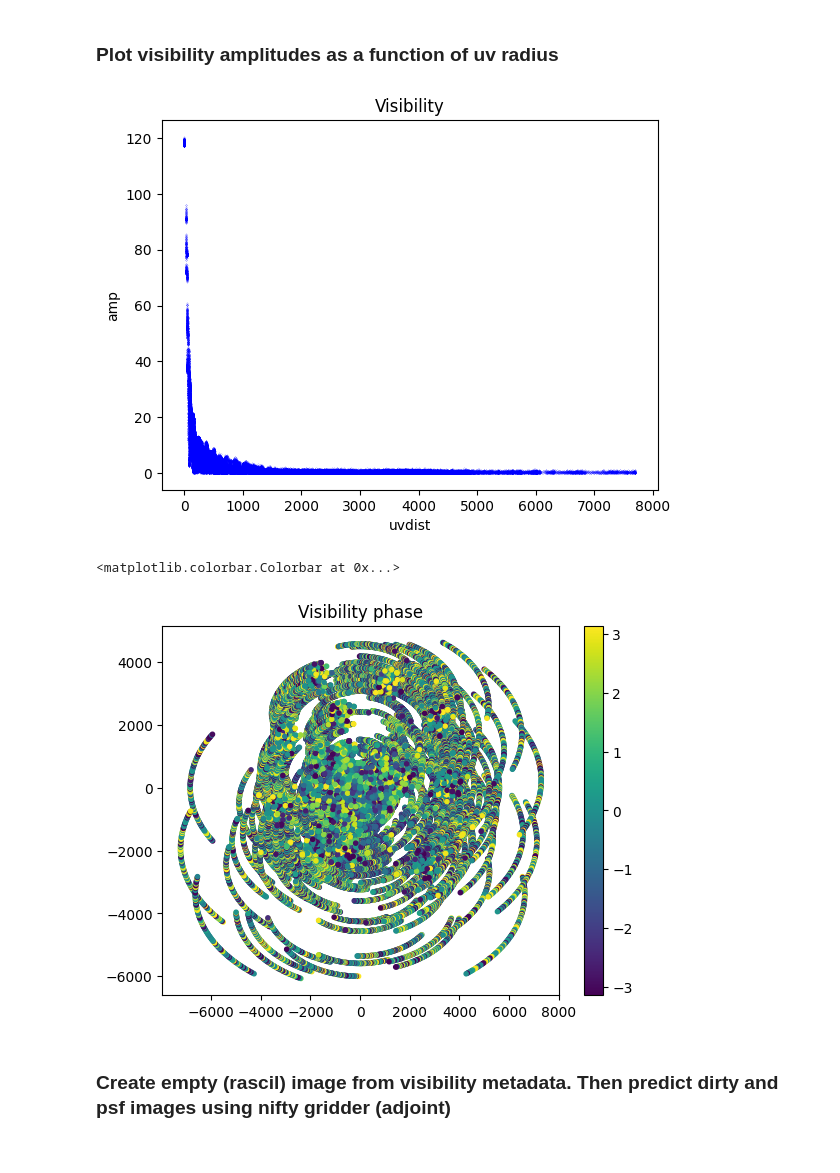
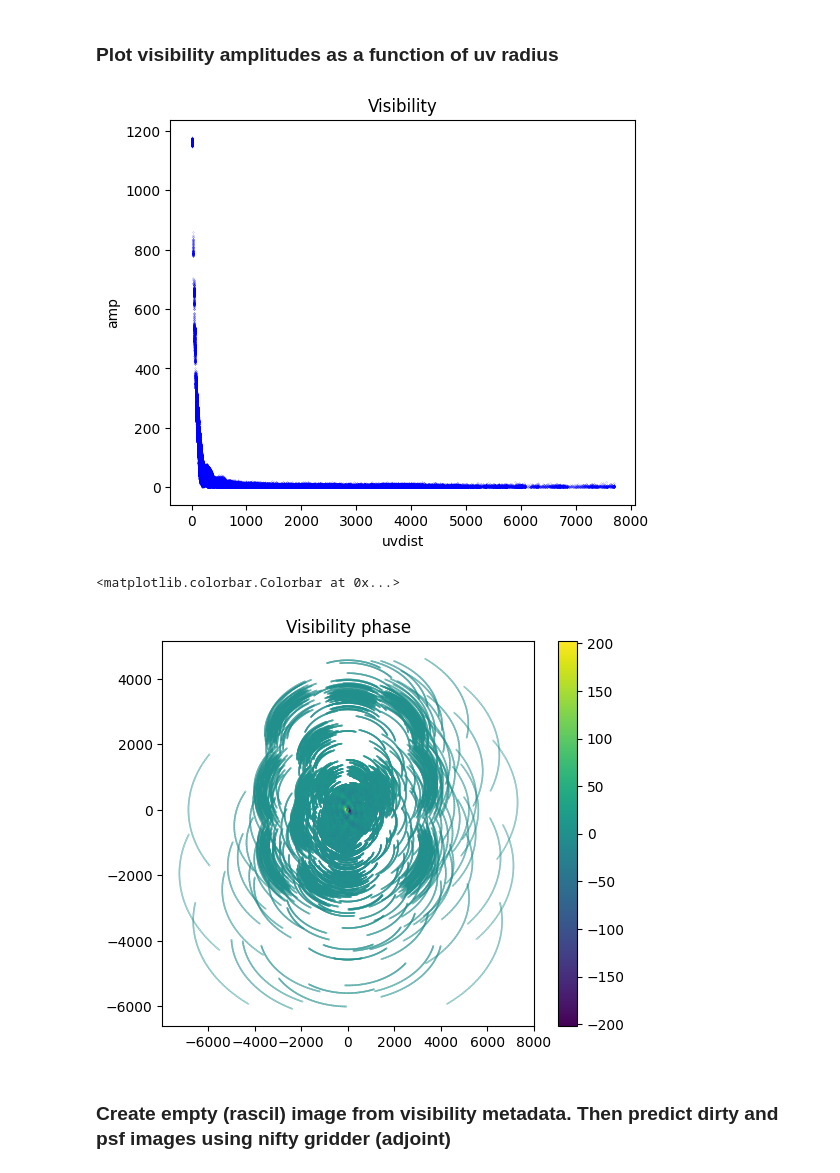
Before and after one commit to simon-prunet/radio-imaging, a Jupyter notebook: dirty.ipynb, the cells around one changed output. Saved outputs shown, nothing was run; the diff lists cells and outputs as text; code cells hidden in the pictures.

```diff
--- a/dirty.ipynb
+++ b/dirty.ipynb
@@ -4,9 +4,13 @@
 from visibilities import *
 from images import *
 import matplotlib.pyplot as plt
+import matplotlib
 import numpy
+import helpers
+
 plt.set_loglevel("critical")
 cmap='turbo'
+matplotlib.rcParams['figure.figsize'] = [5, 5]
 # %% [markdown]
 ### Define baseline configuration, integration time, hour angle interval of observations, phase centre, etc.
 # %%
@@ -27,0 +30,3 @@ plot_uvcoverage([vt])
+# %%
+matplotlib.rcParams['figure.figsize'] = [6, 5]
+plot_uvcoverage([vt])
@@ -28,7 +36,7 @@ plot_uvcoverage([vt])
 # %% [markdown]
 ### Fill visibilities amplitude from (Fourier plane values) of image in FITS file. Cell size corresponds to the (advised) pixel angular size in radians. Uses Nifty gridder.
 # %%
-vt, cell_size, im = visibilities_from_image(vt,'data/sgrc.fits',return_cellsize=True,return_image=True,scale_factor=1.8)
+vt, cell_size, im = visibilities_from_image(vt,'data/Meerkat_Galactic_center_512_ext.fits',return_cellsize=True,return_image=True,scale_factor=2.2)
 
 stdv_real = numpy.std(numpy.array(vt.vis.real).flatten())
 stdv_imag = numpy.std(numpy.array(vt.vis.imag).flatten())
@@ -116,19 +124,19 @@ There is no flagged visibility. Skip plotting flagged.
 # %%
 #vv = np.ones(vt.vis.shape)
 #vt["vis"].data = vv
 
 plot_visibility([vt])
 u = vt.visibility_acc.u.data
 v = vt.visibility_acc.v.data
-c = np.angle(vt.visibility_acc.flagged_vis).flat
+c = numpy.imag(vt.vis.data)
 
 plt.title('Visibility phase')
-plt.scatter(u,v,c=c,marker='.')
+plt.scatter(u,v,c=c,marker='.', s=0.1)
 plt.colorbar()
 # %% [output]
-[figure, old version]
+[figure, new version]
 <matplotlib.colorbar.Colorbar at 0x...>
-[figure, old version]
+[figure, new version]
 # %% [markdown]
 ### Create empty (rascil) image from visibility metadata. Then predict dirty and psf images using nifty gridder (adjoint)
 # %%
```
Also changed, not shown: parts of 22 cells of this notebook, 55 other files.
